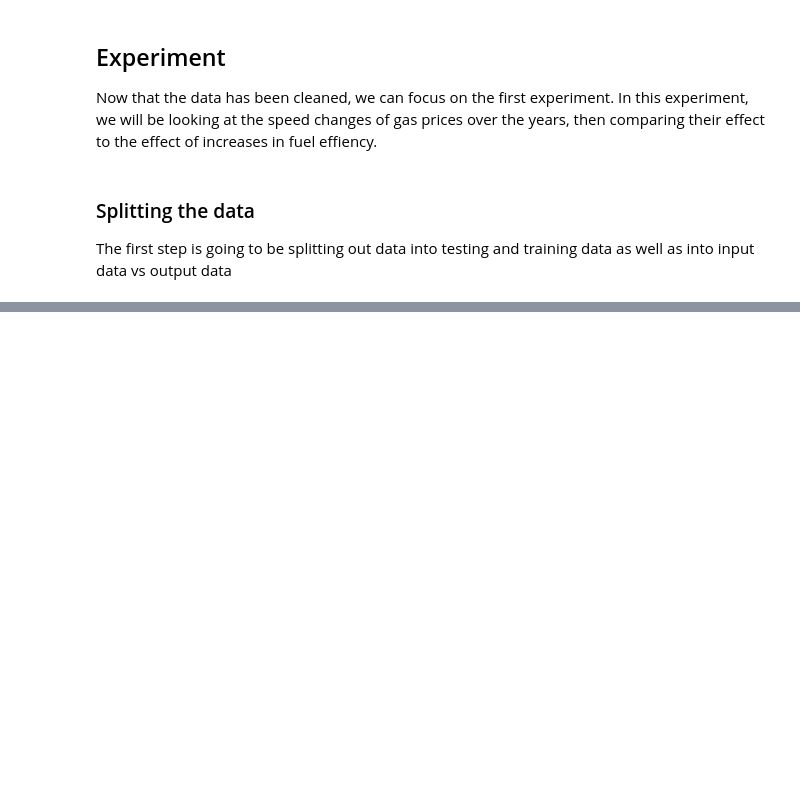
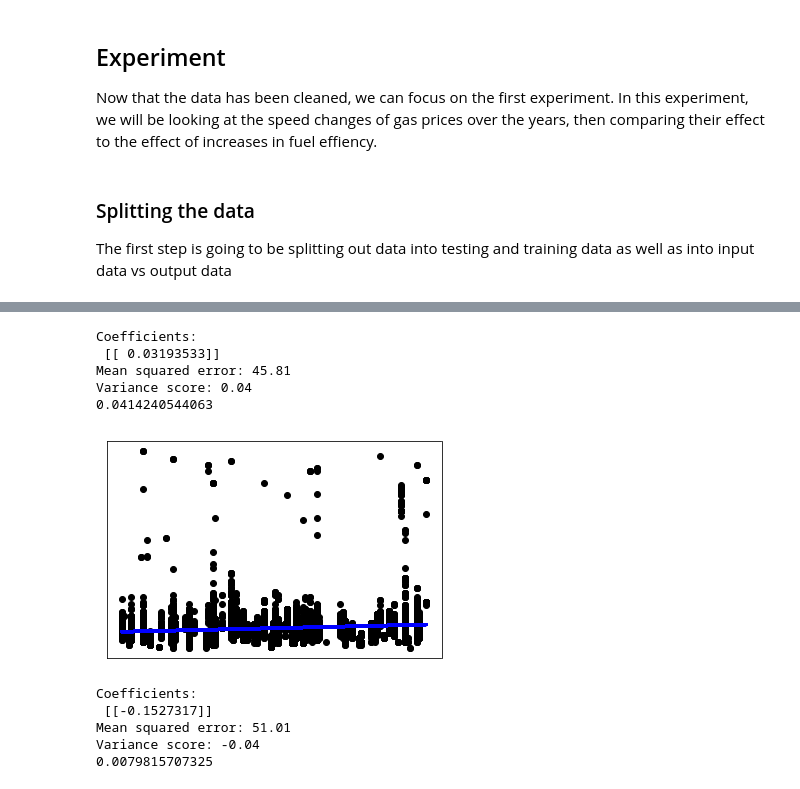
Before and after one commit to 21stBam/Data-Mining-Project, a Jupyter notebook: Baynesian_Regression.ipynb, the cells around one changed output, grey strips where cells are left out. Saved outputs shown, nothing was run; the diff lists cells and outputs as text; code cells hidden in the pictures; blank space fills up the shorter version.

```diff
--- a/Baynesian_Regression.ipynb
+++ b/Baynesian_Regression.ipynb
@@ -198,0 +216,29 @@ plt.show()
+# %%
+# Train the model using the training sets
+regr.fit(make_X_train, make_y_train)
+
+# Make predictions using the testing set
+make_y_pred = regr.predict(make_X_test)
+
+# The coefficients
+print('Coefficients: \n', regr.coef_)
+# The mean squared error
+print("Mean squared error: %.2f"
+      % mean_squared_error(make_y_test, make_y_pred))
+# Explained variance score: 1 is perfect prediction
+print('Variance score: %.2f' % r2_score(make_y_test, make_y_pred))
+# Best possible score is 1.0, lower values are worse.
+print(explained_variance_score(make_y_test, make_y_pred))
+
+plt.scatter(make_X_train, make_y_train,  color='black')
+plt.plot(make_X_test, make_y_pred, color='blue', linewidth=3)
+plt.xticks(())
+plt.yticks(())
+plt.show()
+# %% [output]
+Coefficients:
+ [[ 0.03193533]]
+Mean squared error: 45.81
+Variance score: 0.04
+0.0414240544063
+[figure, added]
@@ -198,0 +247,29 @@ plt.show()
+# %%
+# Train the model using the training sets
+regr.fit(VClass_X_train, VClass_y_train)
+
+# Make predictions using the testing set
+fuelType_y_pred = regr.predict(fuelType_X_test)
+
+# The coefficients
+print('Coefficients: \n', regr.coef_)
+# The mean squared error
+print("Mean squared error: %.2f"
+      % mean_squared_error(fuelType_y_test, fuelType_y_pred))
+# Explained variance score: 1 is perfect prediction
+print('Variance score: %.2f' % r2_score(fuelType_y_test, fuelType_y_pred))
+# Best possible score is 1.0, lower values are worse.
+print(explained_variance_score(fuelType_y_test, fuelType_y_pred))
+
+# Plot outputs
+# plt.scatter(fuelType_X_train, fuelType_y_train,  color='black')
+# plt.plot(fuelType_X_test, fuelType_y_pred, color='blue', linewidth=3)
+# plt.xticks(())
+# plt.yticks(())
+# plt.show()
+# %% [output]
+Coefficients:
+ [[-0.1527317]]
+Mean squared error: 51.01
+Variance score: -0.04
+0.0079815707325
```
Also changed, not shown: parts of 14 cells of this notebook, 1 other file.
